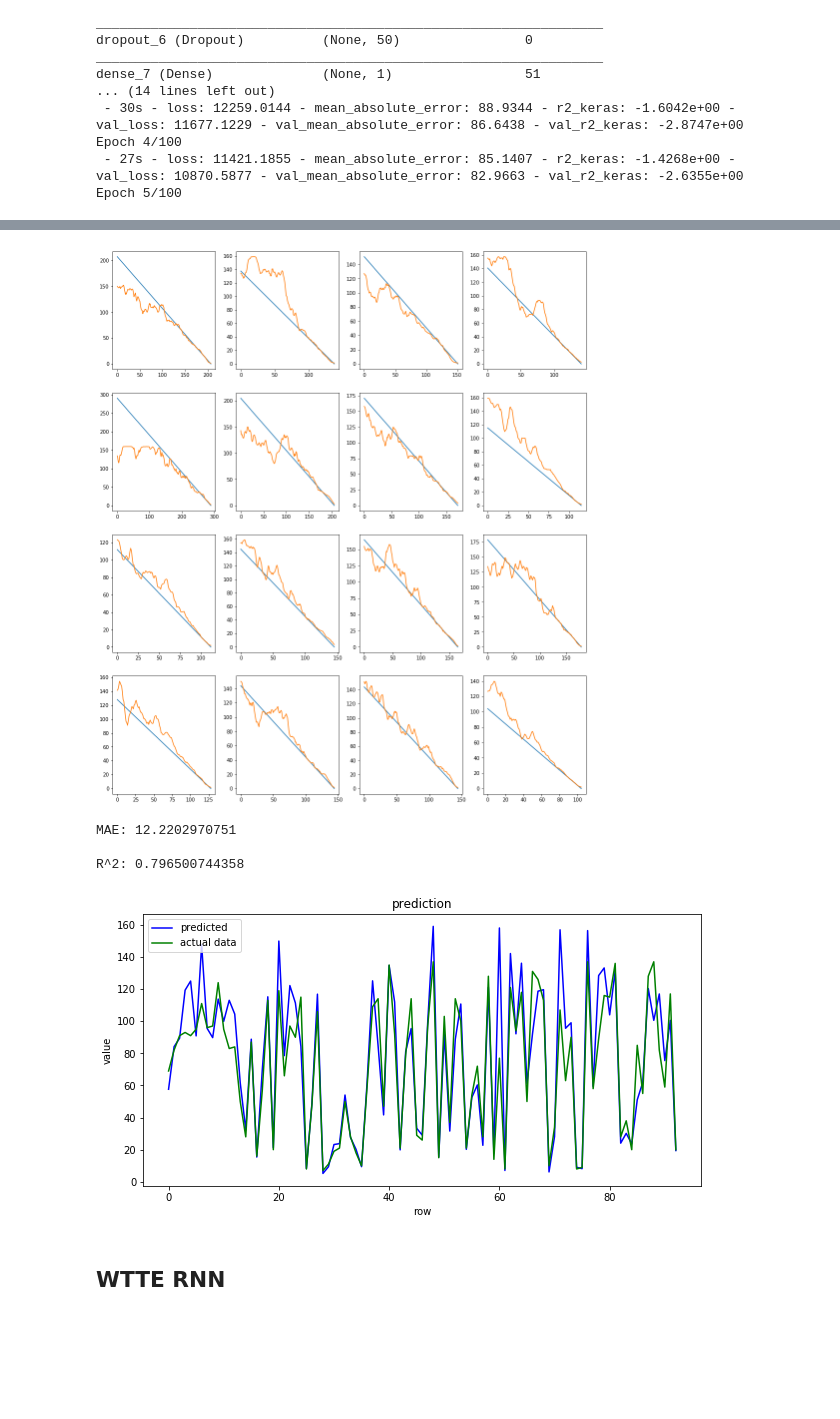
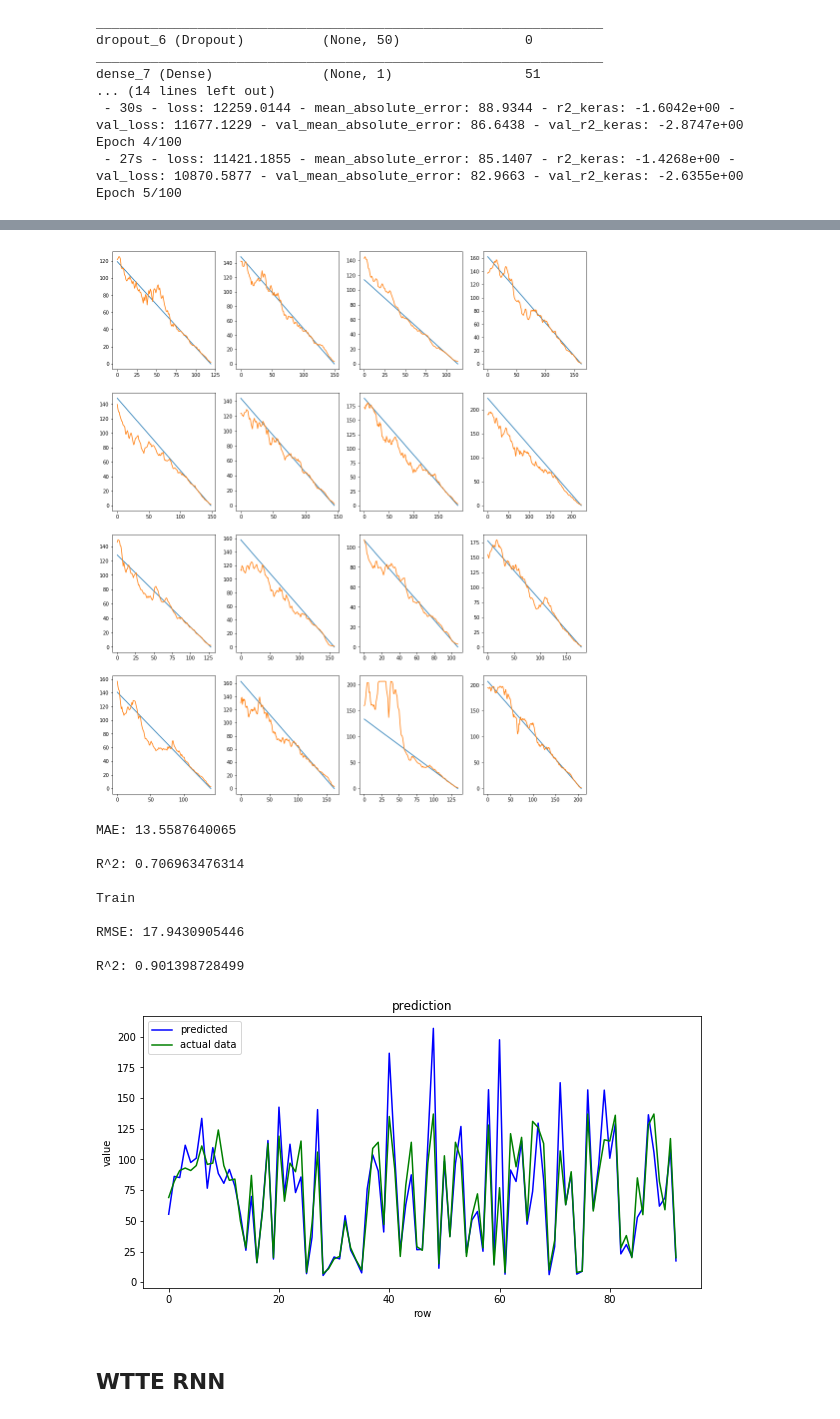
Before and after one commit to Manelmc/rnn-time-to-event, a Jupyter notebook: Turbofan Engine/predictive-maintenance-turbofan-engine.ipynb, the cells around one changed output, grey strips where cells are left out. Saved outputs shown, nothing was run; the diff lists cells and outputs as text; code cells hidden in the pictures; blank space fills up the shorter version.

Commit message:
Cracking WTTE scores and plotting

```diff
--- a/Turbofan Engine/predictive-maintenance-turbofan-engine.ipynb
+++ b/Turbofan Engine/predictive-maintenance-turbofan-engine.ipynb
@@ -118,7 +119,7 @@ test_df[test_df["id"] == 1].tail()
 # pick a large window size of 50 cycles
 sequence_length = 50
 #
-padding = True
+padding = False
 
 # function to reshape features into (samples, time steps, features)
 def gen_sequence(id_df, seq_length, seq_cols):
@@ -193,3 +196,13 @@ train_Y = np.concatenate(label_gen).astype(np.float32)
+# %%
+# We pick the last sequence for each id in the test data
+test_X = [test_df[test_df['id']==id][sequence_cols].values[-sequence_length:]
+                       for id in test_df['id'].unique() if len(test_df[test_df['id']==id]) >= sequence_length]
+
+test_X = np.asarray(test_X).astype(np.float32)
+# Similarly, we pick the labels
+y_mask = [len(test_df[test_df['id']==id]) >= sequence_length for id in test_df['id'].unique()]
+test_Y = test_df.groupby('id')['RUL'].nth(-1)[y_mask].values
+test_Y = test_Y.reshape(test_Y.shape[0],1).astype(np.float32)
 # %% [markdown]
 ## Recurrent Neural Networks
 # %%
@@ -258,18 +275,17 @@ Epoch 5/100
 # %%
 from keras.models import load_model
-model = load_model("Models/regression_model.h5")
+model = load_model("Models/rnn_1_82.h5")
 # %%
 %matplotlib inline
 import random
 
-np.concatenate((label_array[:150], model.predict(seq_array[:150])), axis=1)
-#plt.plot(label_array[:1000])
-#plt.plot(model.predict(seq_array[:1000]))
 fig = plt.figure()
 sample_size=16
+lot_sample = random.sample(list(enumerate(label_gen)), sample_size)
+
 n_cols=4
 i = 1
-for id,lot in random.sample(list(enumerate(label_gen)), sample_size):
+for id,lot in lot_sample:
     ax = fig.add_subplot(sample_size/n_cols,n_cols,i)
     plt.plot(lot)
     plt.plot(model.predict(np.array(seq_gen[id])))
@@ -279,46 +295,49 @@ plt.gcf().set_size_inches((17,5*sample_size/n_cols))
 # plt.grid(True)
 plt.show()
 # %% [output]
-[figure, old version]
+[figure, new version]
-# %%
-# We pick the last sequence for each id in the test data
-test_X = [test_df[test_df['id']==id][sequence_cols].values[-sequence_length:]
-                       for id in test_df['id'].unique() if len(test_df[test_df['id']==id]) >= sequence_length]
-
-test_X = np.asarray(seq_array_test_last).astype(np.float32)
-# Similarly, we pick the labels
-y_mask = [len(test_df[test_df['id']==id]) >= sequence_length for id in test_df['id'].unique()]
-test_X = test_df.groupby('id')['RUL'].nth(-1)[y_mask].values
-test_Y = label_array_test_last.reshape(label_array_test_last.shape[0],1).astype(np.float32)
 # %%
 
 # test metrics
 scores_test = model.evaluate(test_X, test_Y, verbose=2)
 print('\nMAE: {}'.format(scores_test[1]))
 print('\nR^2: {}'.format(scores_test[2]))
+
+y_pred_train = model.predict(train_X)
+y_true_train = train_Y
+
+print "\nTrain"
+print('\nRMSE: {}'.format(math.sqrt(mean_squared_error(y_true_train, y_pred_train))))
+print('\nR^2: {}'.format(r2_score(y_true_train, y_pred_train)))
 
 y_pred_test = model.predict(test_X)
 y_true_test = test_Y
 
 test_set = pd.DataFrame(y_pred_test)
 test_set.to_csv('submit_test.csv', index = None)
 
 # Plot in blue color the predicted data and in green color the
 # actual data to verify visually the accuracy of the model.
 fig_verify = plt.figure(figsize=(10, 5))
 plt.plot(y_pred_test, color="blue")
 plt.plot(y_true_test, color="green")
 plt.title('prediction')
 plt.ylabel('value')
 plt.xlabel('row')
 plt.legend(['predicted', 'actual data'], loc='upper left')
 plt.show()
 fig_verify.savefig("model_regression_verify.png")
 # %% [output]
-MAE: 12.2202970751
+MAE: 13.5587640065
 
-R^2: 0.796500744358
+R^2: 0.706963476314
+
+Train
+
+RMSE: 17.9430905446
+
+R^2: 0.901398728499
-[figure, old version]
+[figure, new version]
 # %% [markdown]
 ## WTTE RNN
 # %%
```
Also changed, not shown: parts of 25 cells of this notebook, 6 other files.
